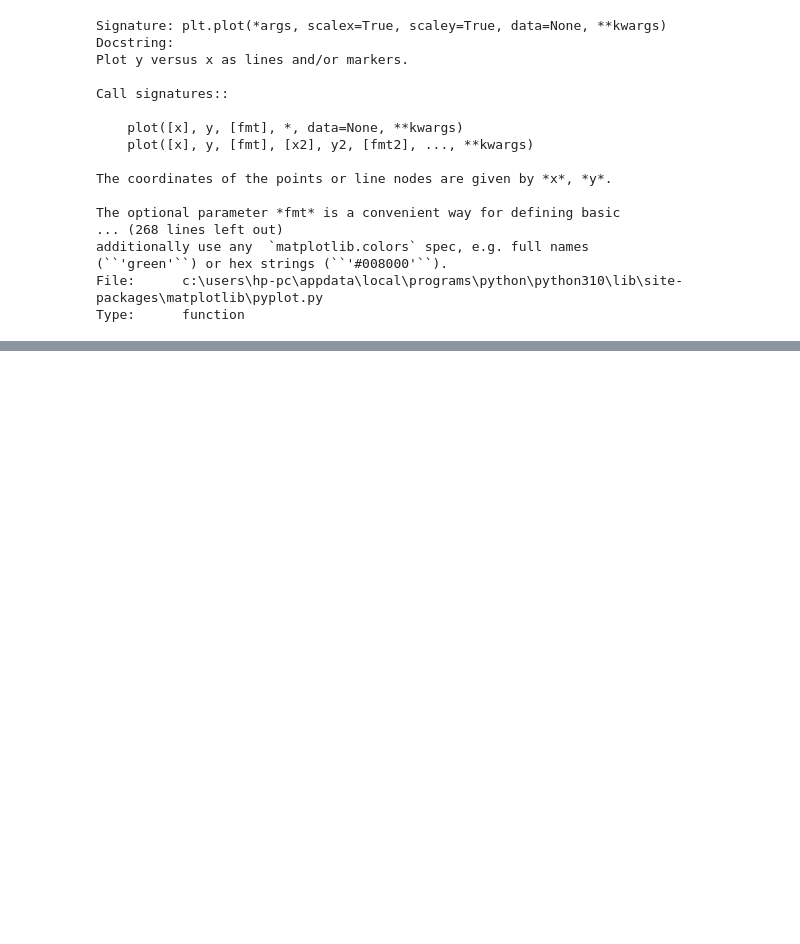
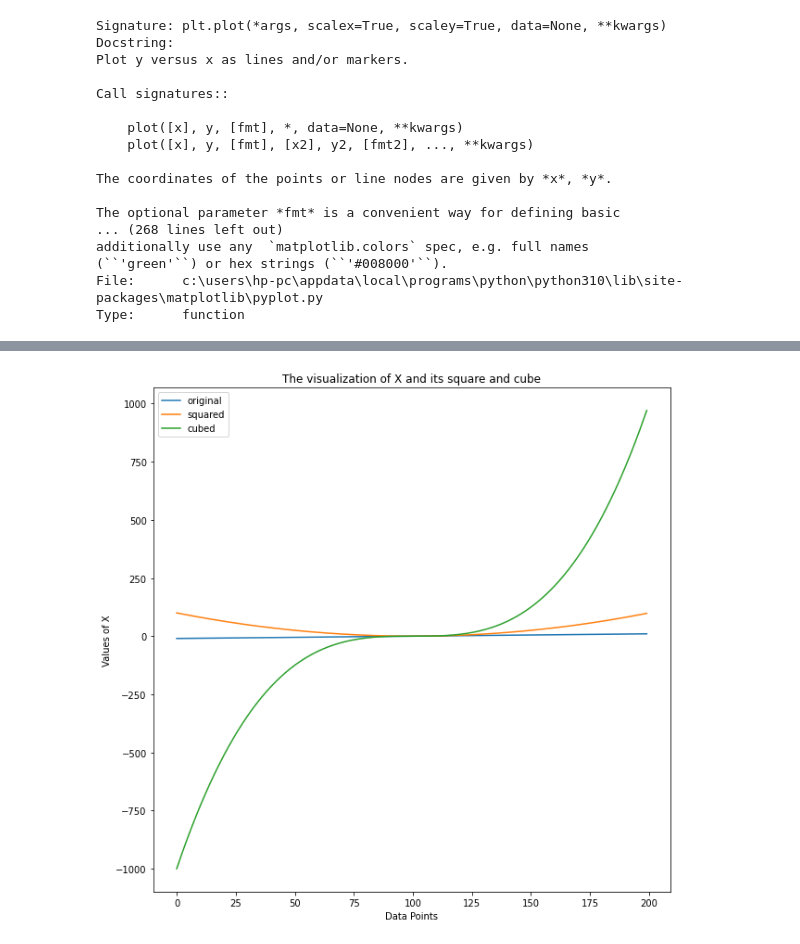
Before and after one commit to sameer5322/python_course, a Jupyter notebook: datascience/visualization_basics.ipynb, the cells around one changed output, grey strips where cells are left out. Saved outputs shown, nothing was run; the diff lists cells and outputs as text; code cells hidden in the pictures; blank space fills up the shorter version.

```diff
--- a/datascience/visualization_basics.ipynb
+++ b/datascience/visualization_basics.ipynb
@@ -47,0 +61,12 @@ _ = plt.plot(x,y,'r*:')
+# %%
+plt.figure(figsize = (10,10)) # create a figure with a size of 10X10
+plt.plot(x, label = 'original')
+plt.plot(x2, label = 'squared')
+plt.plot(x3, label = 'cubed')
+plt.legend() # activate the legends
+plt.xlabel("Data Points") # add a label to x-axis
+plt.ylabel("Values of X") # add a label to y-axis
+plt.title('The visualization of X and its square and cube') # add title to the figure
+plt.show() # show the figure
+# %% [output]
+[figure, added]
```
Also changed, not shown: parts of 20 cells of this notebook.
